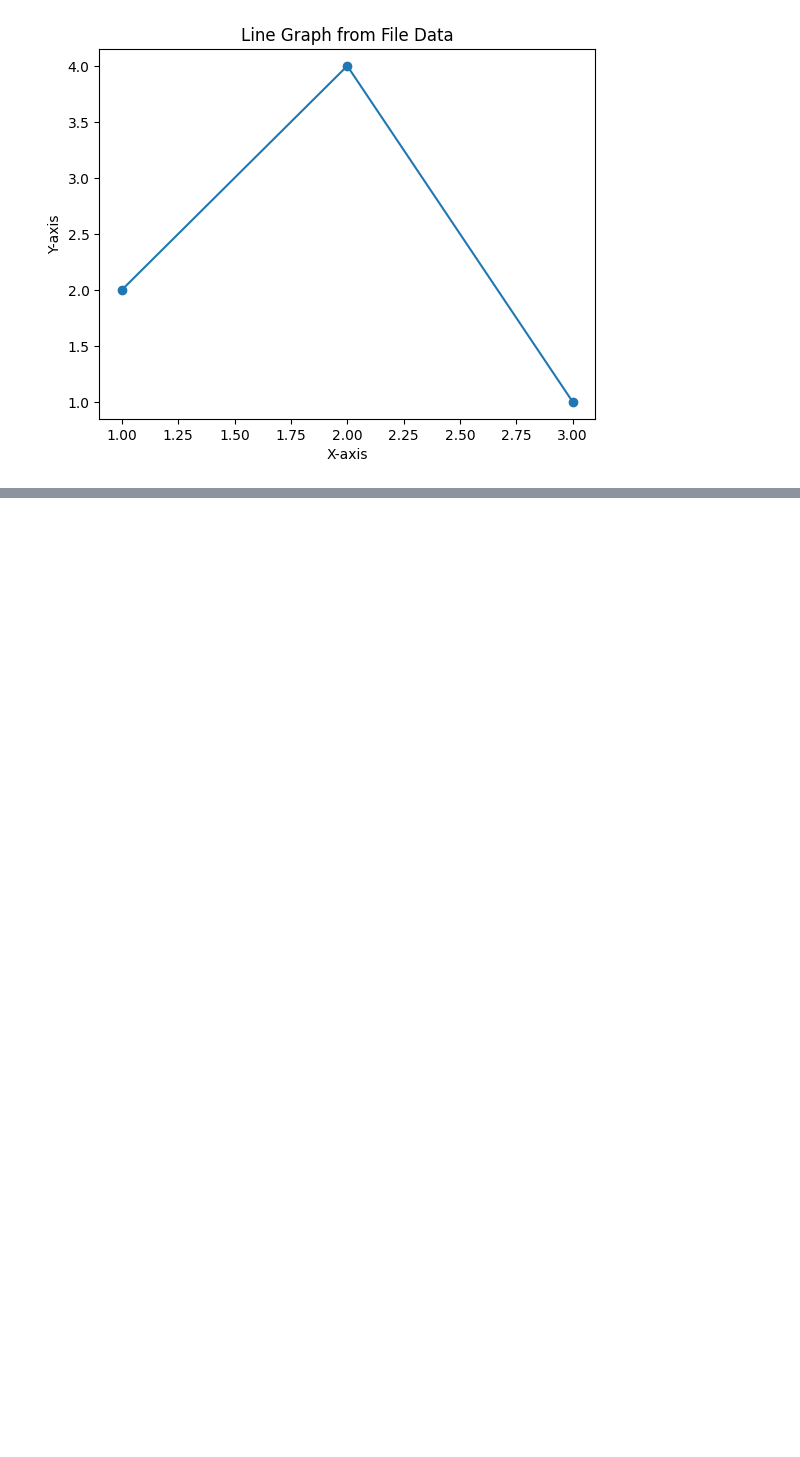
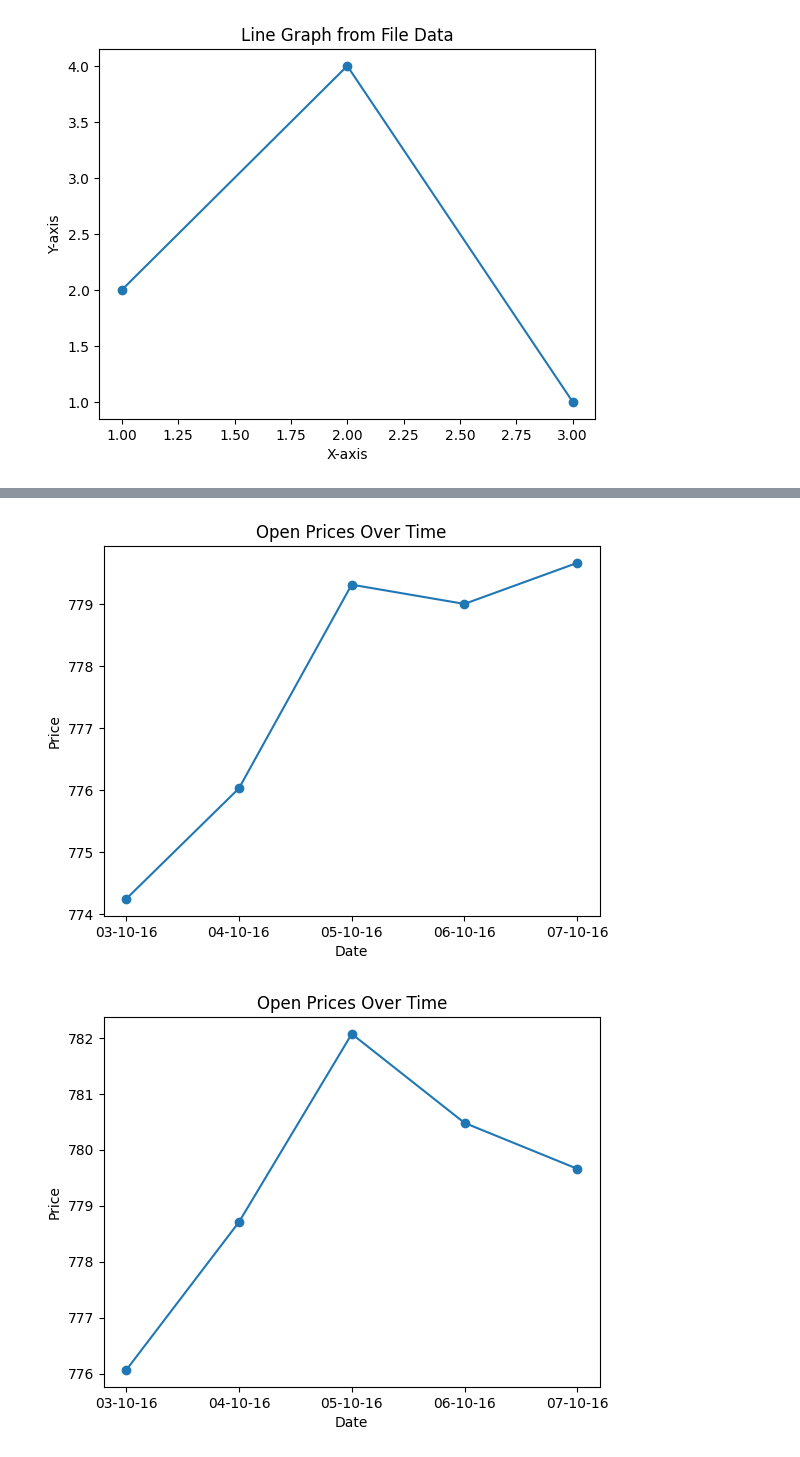
Before and after one commit to shivyelave/Python-Libraries, a Jupyter notebook: Matplotlib/matplotlib_program.ipynb, the cells around one changed output, grey strips where cells are left out. Saved outputs shown, nothing was run; the diff lists cells and outputs as text; code cells hidden in the pictures; blank space fills up the shorter version.

Commit message:
[Shiv] Add: Program to draw line charts of financial data.

```diff
--- a/Matplotlib/matplotlib_program.ipynb
+++ b/Matplotlib/matplotlib_program.ipynb
@@ -122,0 +132,40 @@ if __name__ == '__main__':
+# %%
+import pandas as pd
+import matplotlib.pyplot as plt
+
+def plot_graph(x, y):
+    """
+    Description:
+        Plots a graph with the given x and y values.
+
+    Parameter:
+        x: list-like, x-axis values
+        y: list-like, y-axis values
+    """
+    plt.xlabel('Date')  # Label for the x-axis
+    plt.ylabel('Price')  # Label for the y-axis
+    plt.title('Open Prices Over Time')  # Title of the plot
+    plt.plot(x, y, marker='o')  # Plot x versus y with markers
+    plt.show()  # Display the plot
+
+def main():
+    """
+    Main function to read data from a CSV file and plot graphs for each price column.
+    """
+    # Read data from CSV file
+    df = pd.read_csv('fdata.csv')
+
+    # Define the y-axis values (all columns except the first one)
+    y_axis = df.columns[1:]
+
+    # Loop through each price column and plot the data
+    for price in y_axis:
+        x = df['Date']  # x-axis values (dates)
+        y = df[price]  # y-axis values (price)
+        plot_graph(x, y)  # Call the function to plot the graph
+
+if __name__ == '__main__':
+    main()
+# %% [output]
+[figure, added]
+[figure, added]
```
Also changed, not shown: parts of 2 cells of this notebook, 1 other file.
